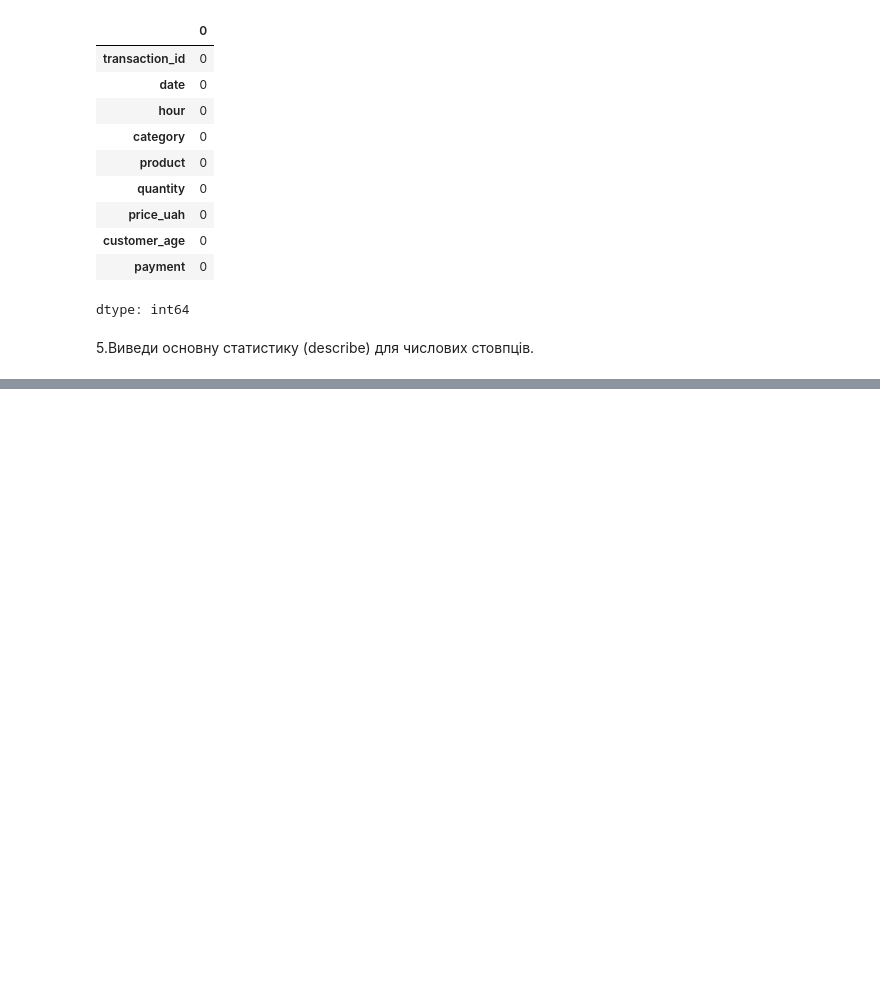
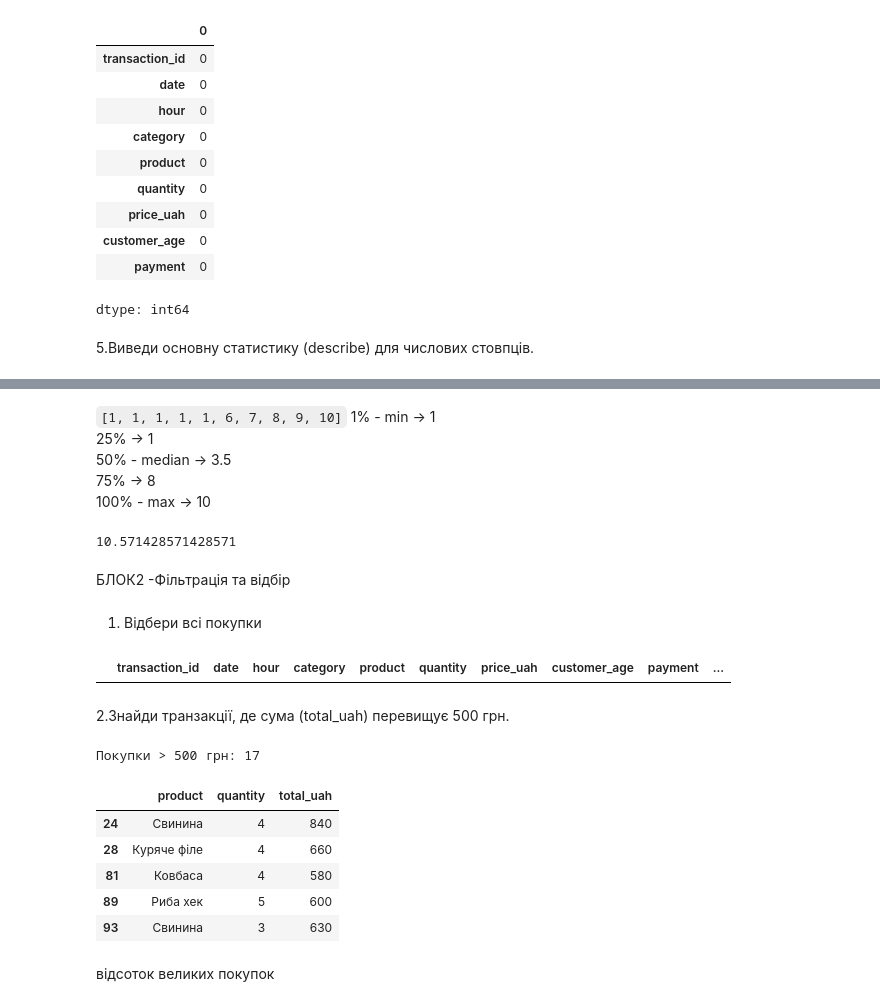
Before and after one commit to edik06031-rgb/DTA_2026, a Jupyter notebook: project_store_sales_analysis/store_sales_analysis.ipynb, the cells around one changed output, grey strips where cells are left out. Cells and saved outputs as stored; diff of their text form; code cells hidden in the pictures; blank space fills up the shorter version.

```diff
--- a/project_store_sales_analysis/store_sales_analysis.ipynb
+++ b/project_store_sales_analysis/store_sales_analysis.ipynb
@@ -166,0 +204,13 @@ df.describe().round(2)
+# %% [markdown]
+`[1, 1, 1, 1, 1, 6, 7, 8, 9, 10]`
+1% - min -> 1
+25% -> 1
+50% - median -> 3.5
+75% -> 8
+100% - max -> 10
+# %%
+s = [1, 7, 9, 10, 12, 15, 20]
+mean = sum(s)/len(s)
+mean
+# %% [output]
+10.571428571428571
@@ -166,0 +223,8 @@ df.describe().round(2)
+# %% [markdown]
+БЛОК2 -Фільтрація та відбір
+# %% [markdown]
+1. Відбери всі покупки
+# %%
+df[df["category"] == "Мясо та риба"].head()
+# %% [output]
+|  | transaction_id | date | hour | category | product | quantity | price_uah | customer_age | payment | ... |
@@ -166,0 +234,17 @@ df.describe().round(2)
+# %% [markdown]
+2.Знайди транзакції, де сума (total_uah) перевищує 500 грн.
+# %%
+big = df[df['total_uah'] > 500]
+print(f'Покупки > 500 грн: {len(big)}\n')
+display(big[['product', 'quantity', 'total_uah']].head())
+#print(big[['product', 'quantity', 'total_uah']].head())
+# %% [output]
+Покупки > 500 грн: 17
+|  | product | quantity | total_uah |
+| 24 | Свинина | 4 | 840 |
+| 28 | Куряче філе | 4 | 660 |
+| 81 | Ковбаса | 4 | 580 |
+| 89 | Риба хек | 5 | 600 |
+| 93 | Свинина | 3 | 630 |
+# %% [markdown]
+відсоток великих покупок
```
Also changed, not shown: parts of 24 cells of this notebook.
